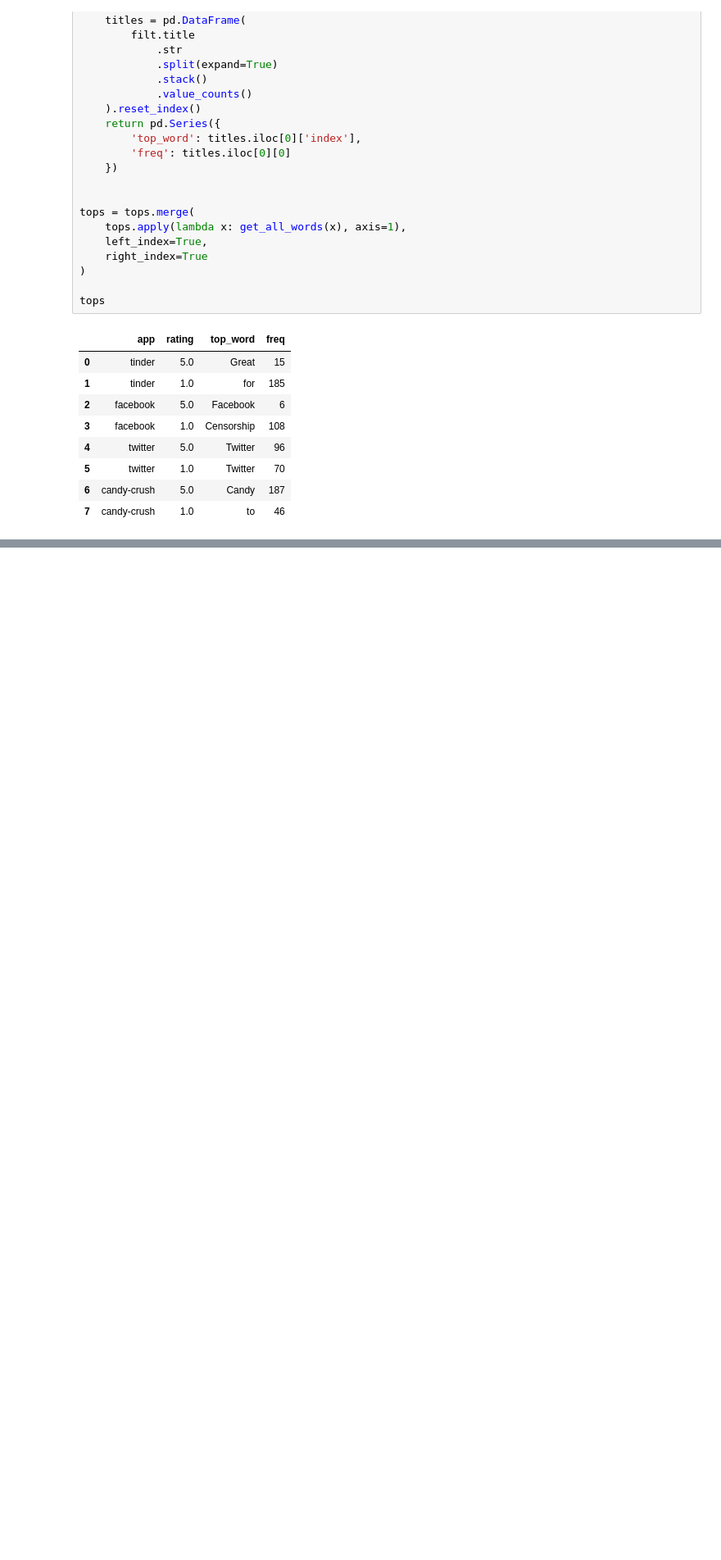
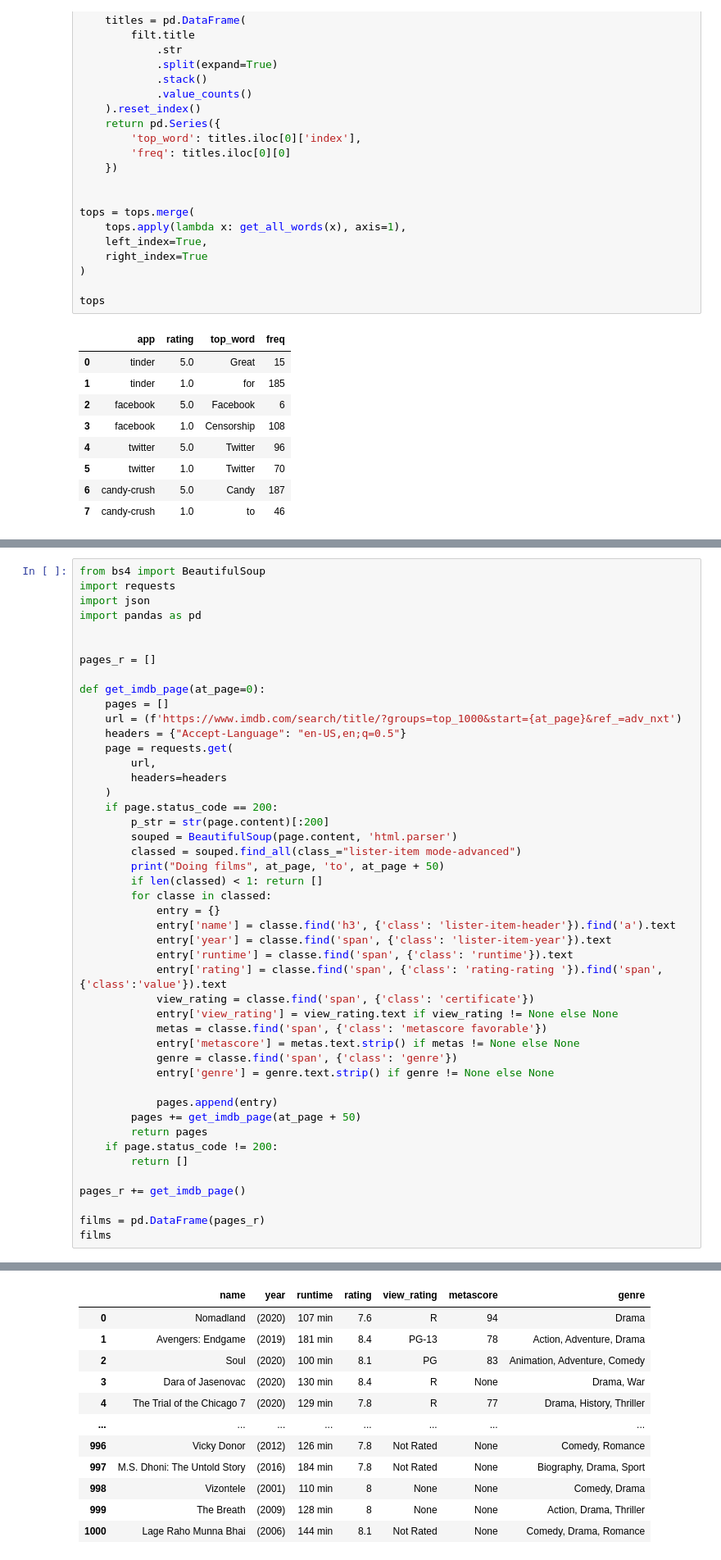
Before and after one commit to cb-ds-1/4-5-web-data, a Jupyter notebook: workshop.ipynb, the cells around one changed output, grey strips where cells are left out. Shown at 82% size. Cells and saved outputs as stored; diff of their text form; blank space fills up the shorter version.

```diff
--- a/workshop.ipynb
+++ b/workshop.ipynb
@@ -379,3 +379,50 @@ Note that the following  page attribues will be of interest:
 - `div` with a class of `lister-item mode-advanced`
 
 - Various `span` objects within that `div` like `lister-item-year` and `runtime` and `metascore`
+# %%
+from bs4 import BeautifulSoup
+import requests
+import json
+import pandas as pd
+
+
+pages_r = []
+
+def get_imdb_page(at_page=0):
+    pages = []
+    url = (f'https://www.imdb.com/search/title/?groups=top_1000&start={at_page}&ref_=adv_nxt')
+    headers = {"Accept-Language": "en-US,en;q=0.5"}
+    page = requests.get(
+        url,
+        headers=headers
+    )
+    if page.status_code == 200:
+        p_str = str(page.content)[:200]
+        souped = BeautifulSoup(page.content, 'html.parser')
+        classed = souped.find_all(class_="lister-item mode-advanced")
+        print("Doing films", at_page, 'to', at_page + 50)
+        if len(classed) < 1: return []
+        for classe in classed:
+            entry = {}
+            entry['name'] = classe.find('h3', {'class': 'lister-item-header'}).find('a').text
+            entry['year'] = classe.find('span', {'class': 'lister-item-year'}).text
+            entry['runtime'] = classe.find('span', {'class': 'runtime'}).text
+            entry['rating'] = classe.find('span', {'class': 'rating-rating '}).find('span',{'class':'value'}).text
+            view_rating = classe.find('span', {'class': 'certificate'})
+            entry['view_rating'] = view_rating.text if view_rating != None else None
+            metas = classe.find('span', {'class': 'metascore favorable'})
+            entry['metascore'] = metas.text.strip() if metas != None else None
+            genre = classe.find('span', {'class': 'genre'})
+            entry['genre'] = genre.text.strip() if genre != None else None
+
+            pages.append(entry)
+        pages += get_imdb_page(at_page + 50)
+        return pages
+    if page.status_code != 200:
+        return []
+
+pages_r += get_imdb_page()
+
+films = pd.DataFrame(pages_r)
+films
+# %% [output]
@@ -381,0 +446,12 @@ Note that the following  page attribues will be of interest:
+|  | name | year | runtime | rating | view_rating | metascore | genre |
+| 0 | Nomadland | (2020) | 107 min | 7.6 | R | 94 | Drama |
+| 1 | Avengers: Endgame | (2019) | 181 min | 8.4 | PG-13 | 78 | Action, Adventure, Drama |
+| 2 | Soul | (2020) | 100 min | 8.1 | PG | 83 | Animation, Adventure, Comedy |
+| 3 | Dara of Jasenovac | (2020) | 130 min | 8.4 | R | None | Drama, War |
+| 4 | The Trial of the Chicago 7 | (2020) | 129 min | 7.8 | R | 77 | Drama, History, Thriller |
+| ... | ... | ... | ... | ... | ... | ... | ... |
+| 996 | Vicky Donor | (2012) | 126 min | 7.8 | Not Rated | None | Comedy, Romance |
+| 997 | M.S. Dhoni: The Untold Story | (2016) | 184 min | 7.8 | Not Rated | None | Biography, Drama, Sport |
+| 998 | Vizontele | (2001) | 110 min | 8 | None | None | Comedy, Drama |
+| 999 | The Breath | (2009) | 128 min | 8 | None | None | Action, Drama, Thriller |
+| 1000 | Lage Raho Munna Bhai | (2006) | 144 min | 8.1 | Not Rated | None | Comedy, Drama, Romance |
```
Also changed, not shown: parts of 1 cell of this notebook, 1 other file.
